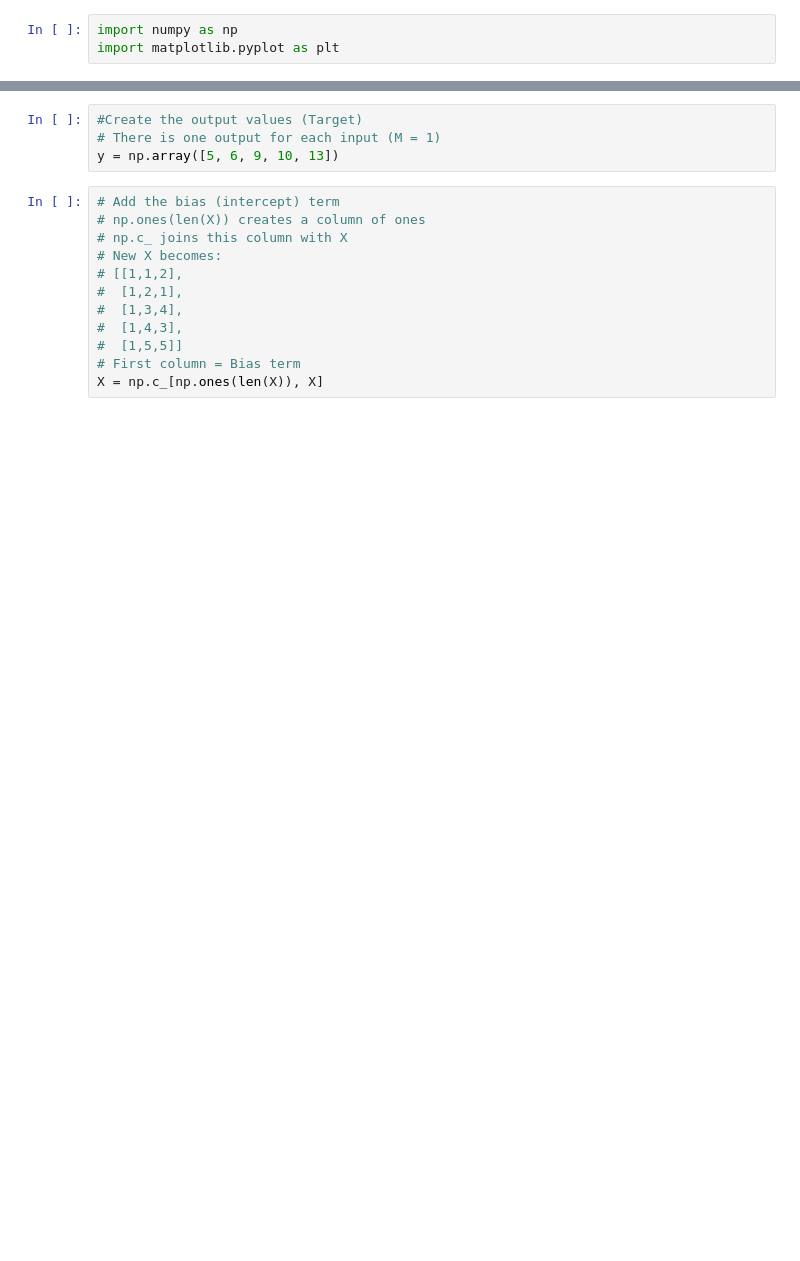
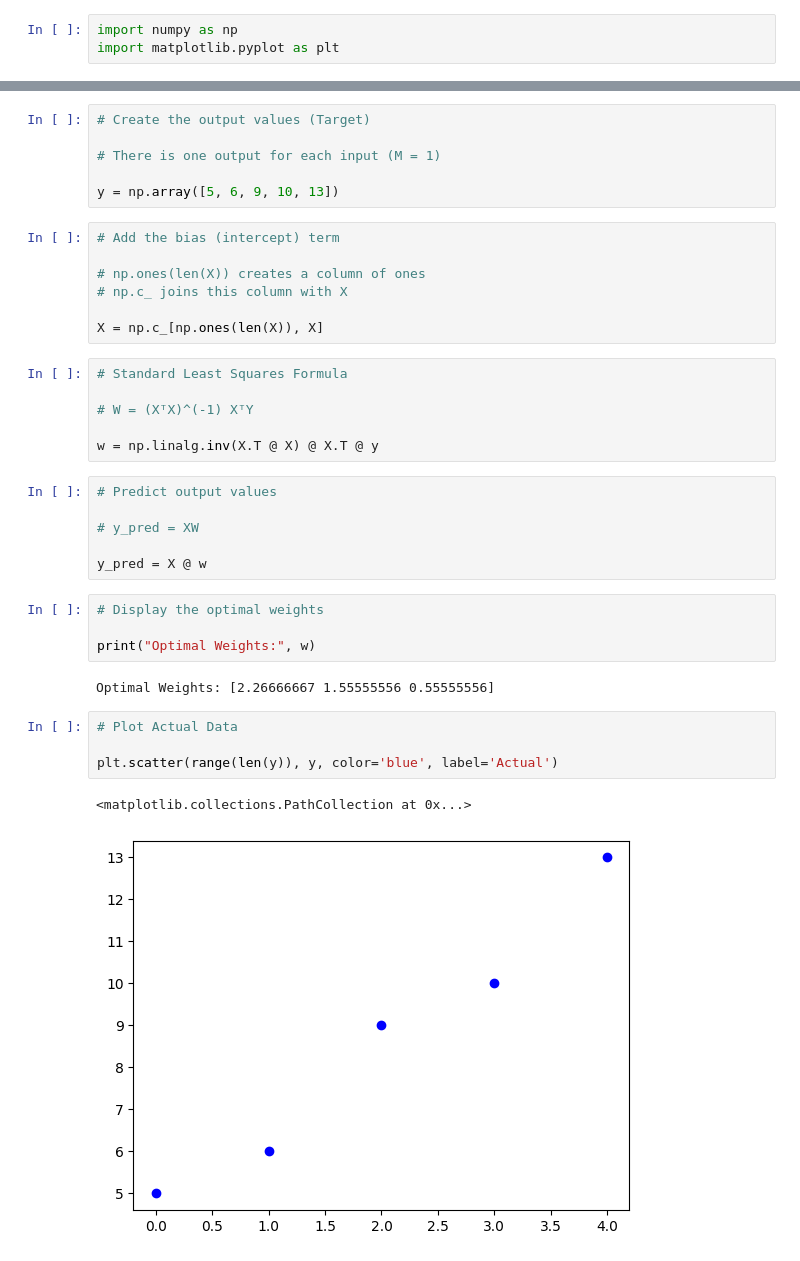
Before and after one commit to luffy-loop/Machine_Learning, a Jupyter notebook: LAB_2.ipynb, the cells around one changed output, grey strips where cells are left out. Drawn from its saved outputs; the diff is of its cells as text; blank space fills up the shorter version.

```diff
--- a/LAB_2.ipynb
+++ b/LAB_2.ipynb
@@ -15,16 +19,38 @@ X = np.array([[1,2],
 # %%
-#Create the output values (Target)
+# Create the output values (Target)
+
 # There is one output for each input (M = 1)
+
 y = np.array([5, 6, 9, 10, 13])
 # %%
 # Add the bias (intercept) term
+
 # np.ones(len(X)) creates a column of ones
 # np.c_ joins this column with X
-# New X becomes:
-# [[1,1,2],
-#  [1,2,1],
-#  [1,3,4],
-#  [1,4,3],
-#  [1,5,5]]
-# First column = Bias term
+
 X = np.c_[np.ones(len(X)), X]
+# %%
+# Standard Least Squares Formula
+
+# W = (XᵀX)^(-1) XᵀY
+
+w = np.linalg.inv(X.T @ X) @ X.T @ y
+# %%
+# Predict output values
+
+# y_pred = XW
+
+y_pred = X @ w
+# %%
+# Display the optimal weights
+
+print("Optimal Weights:", w)
+# %% [output]
+Optimal Weights: [2.26666667 1.55555556 0.55555556]
+# %%
+# Plot Actual Data
+
+plt.scatter(range(len(y)), y, color='blue', label='Actual')
+# %% [output]
+<matplotlib.collections.PathCollection at 0x...>
+[figure, added]
```
Also changed, not shown: parts of 2 cells of this notebook.
